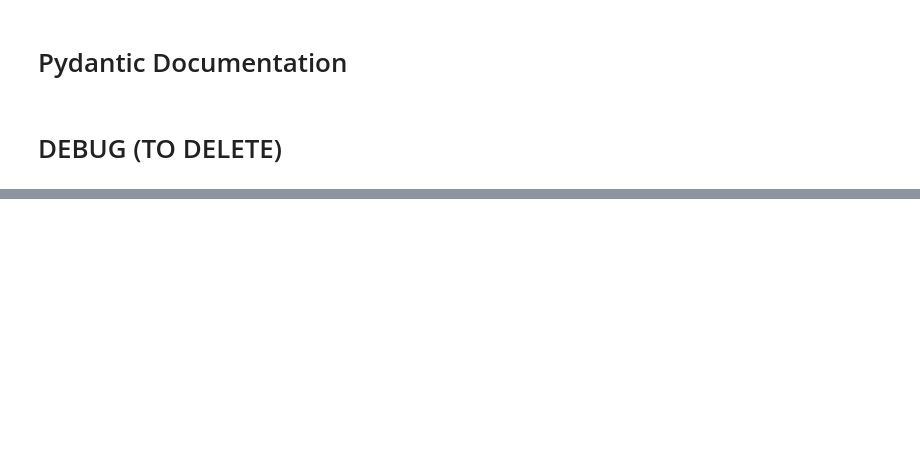
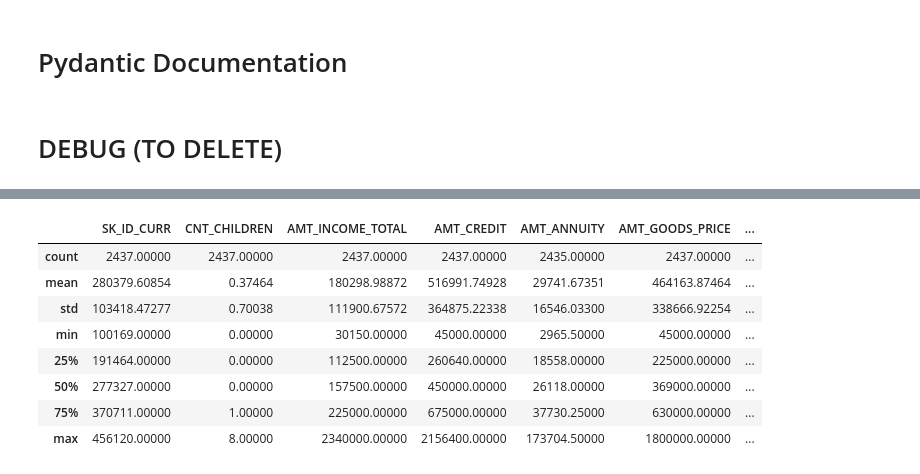
Before and after one commit to guilhembr/Dashboard-Classification-Prospects-bancaires, a Jupyter notebook: model_training.ipynb, the cells around one changed output, grey strips where cells are left out. Cells and saved outputs as stored; diff of their text form; code cells hidden in the pictures; blank space fills up the shorter version.

```diff
--- a/model_training.ipynb
+++ b/model_training.ipynb
@@ -320,4 +695,6 @@ df_test = pd.read_csv("./dashboard_data/df_test.csv").astype(object)
 # %%
+df_test = pd.read_csv("./dashboard_data/df_test.csv")
+
 list_cat_features = ["NAME_CONTRACT_TYPE",
     "CODE_GENDER",
     "FLAG_OWN_CAR",
@@ -327,7 +704,6 @@ list_cat_features = ["NAME_CONTRACT_TYPE",
     "NAME_EDUCATION_TYPE",
     "NAME_FAMILY_STATUS",
     "NAME_HOUSING_TYPE",
-    "REGION_POPULATION_RELATIVE",
     "FLAG_MOBIL",
     "FLAG_EMP_PHONE",
     "FLAG_WORK_PHONE",
@@ -335,10 +711,7 @@ list_cat_features = ["NAME_CONTRACT_TYPE",
     "FLAG_PHONE",
     "FLAG_EMAIL",
     "OCCUPATION_TYPE",
-    "CNT_FAM_MEMBERS",
-    "REGION_RATING_CLIENT",
     "WEEKDAY_APPR_PROCESS_START",
-    "HOUR_APPR_PROCESS_START",
     "REG_REGION_NOT_LIVE_REGION",
     "REG_REGION_NOT_WORK_REGION",
     "LIVE_REGION_NOT_WORK_REGION",
@@ -380,6 +753,10 @@ list_num_features = [
     "DAYS_EMPLOYED",
     "DAYS_REGISTRATION",
     "DAYS_ID_PUBLISH",
+    "REGION_RATING_CLIENT",
+    "REGION_POPULATION_RELATIVE",
+    "CNT_FAM_MEMBERS",
+    "HOUR_APPR_PROCESS_START",
     "OWN_CAR_AGE",
     "EXT_SOURCE_1",
     "EXT_SOURCE_2",
@@ -427,3 +804,22 @@ categorical_imputer = joblib.load("./bin/categorical_imputer.joblib")
 simple_imputer = joblib.load("./bin/simple_imputer.joblib")
 scaler = joblib.load("./bin/scaler.joblib")
 model = joblib.load("./bin/model.joblib")
+
+#SimpleImputing (most frequent) and ohe of categorical features
+cat_array = categorical_imputer.transform(df_test[list_cat_features])
+cat_array = ohe.transform(cat_array).todense()
+
+#SimpleImputing (median) and StandardScaling of numerical features
+num_array = simple_imputer.transform(df_test[list_num_features])
+num_array = scaler.transform(num_array)
+
+#concatenate
+X = np.concatenate([cat_array, num_array], axis=1)
+X = np.asarray(X)
+
+#predict
+result_proba = model.predict_proba(X)
+y_pred_proba = result_proba[:,1]
+
+df_test["pred"] = y_pred_proba
+df_test["pred"] = round(df_test["pred"].astype(np.float64),4)
@@ -441,0 +875,12 @@ X = np.asarray(X)
+# %%
+df_test.describe()
+# %% [output]
+|  | SK_ID_CURR | CNT_CHILDREN | AMT_INCOME_TOTAL | AMT_CREDIT | AMT_ANNUITY | AMT_GOODS_PRICE | ... |
+| count | 2437.00000 | 2437.00000 | 2437.00000 | 2437.00000 | 2435.00000 | 2437.00000 | ... |
+| mean | 280379.60854 | 0.37464 | 180298.98872 | 516991.74928 | 29741.67351 | 464163.87464 | ... |
+| std | 103418.47277 | 0.70038 | 111900.67572 | 364875.22338 | 16546.03300 | 338666.92254 | ... |
+| min | 100169.00000 | 0.00000 | 30150.00000 | 45000.00000 | 2965.50000 | 45000.00000 | ... |
+| 25% | 191464.00000 | 0.00000 | 112500.00000 | 260640.00000 | 18558.00000 | 225000.00000 | ... |
+| 50% | 277327.00000 | 0.00000 | 157500.00000 | 450000.00000 | 26118.00000 | 369000.00000 | ... |
+| 75% | 370711.00000 | 1.00000 | 225000.00000 | 675000.00000 | 37730.25000 | 630000.00000 | ... |
+| max | 456120.00000 | 8.00000 | 2340000.00000 | 2156400.00000 | 173704.50000 | 1800000.00000 | ... |
```
Also changed, not shown: parts of 56 cells of this notebook, 11 other files.
